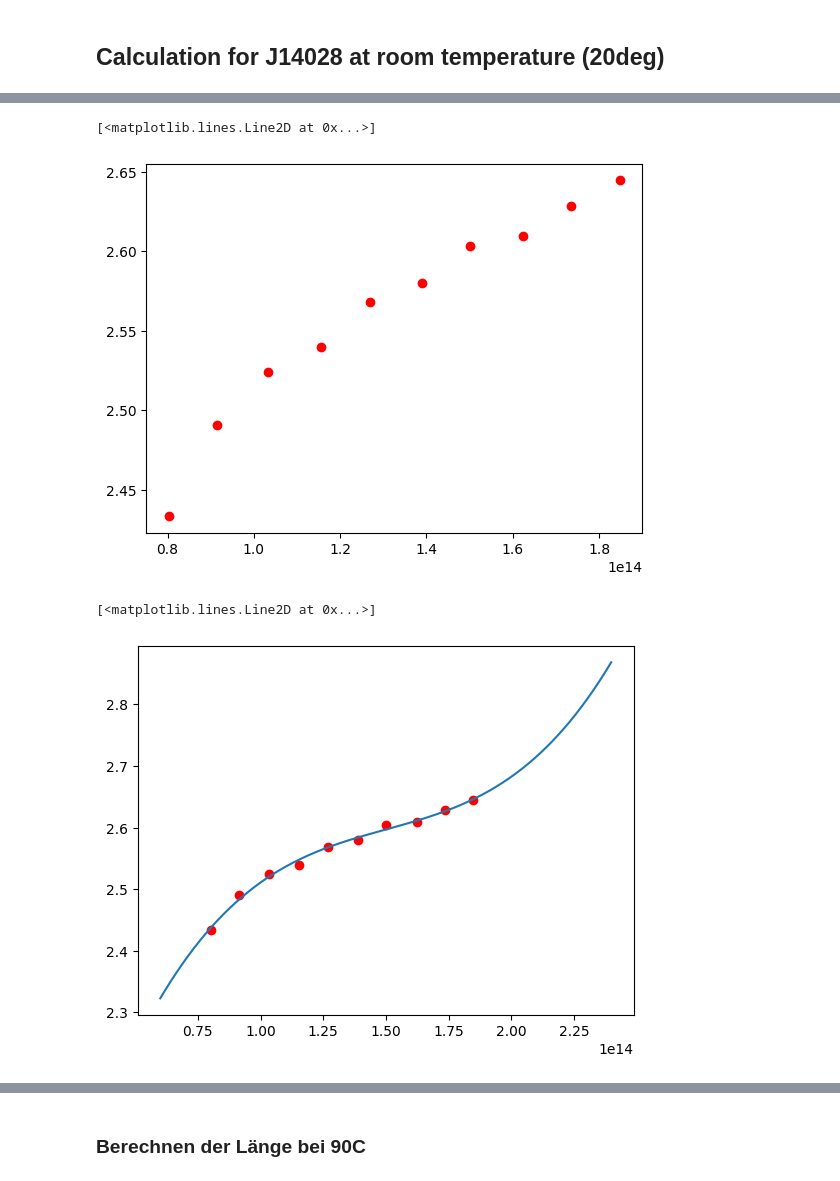
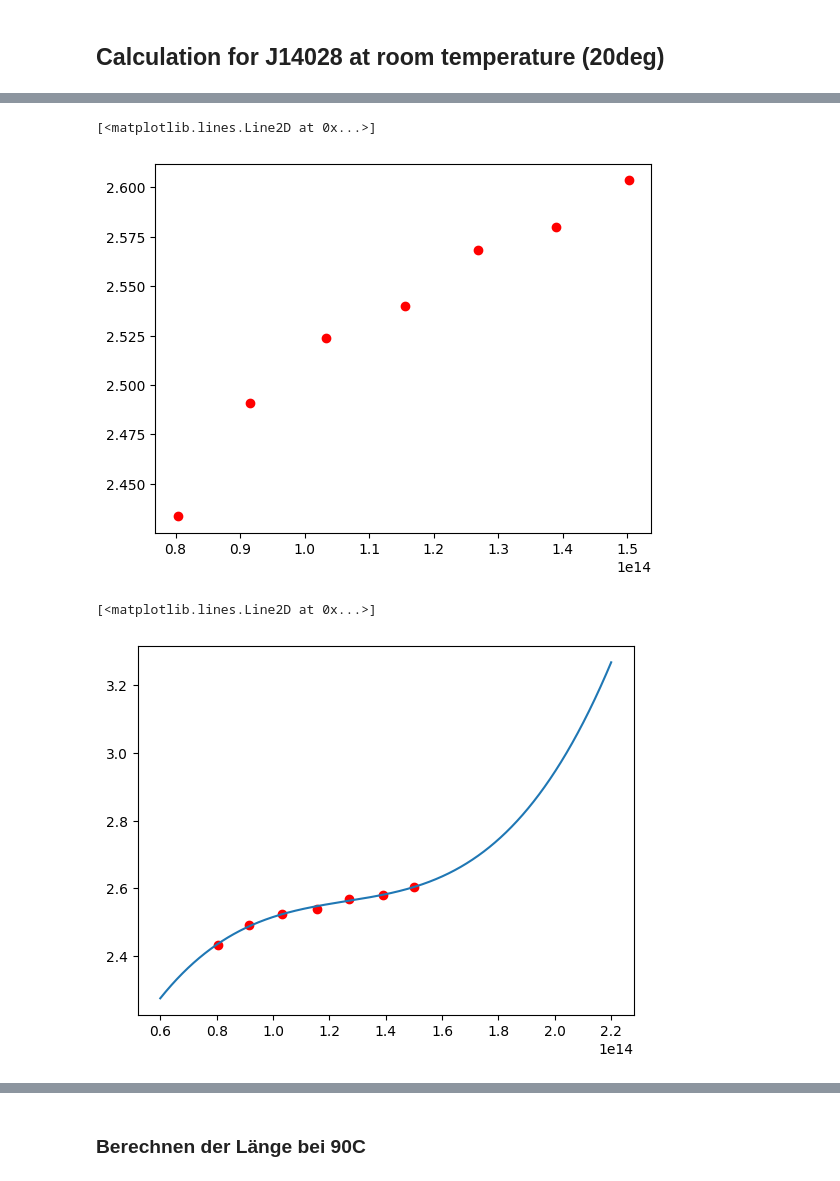
Before and after one commit to alexburg14/Fabry-Perot, a Jupyter notebook: calc_refractive/J140228.ipynb, the cells around one changed output, grey strips where cells are left out. Drawn from its saved outputs; the diff is of its cells as text; code cells hidden in the pictures.

```diff
--- a/calc_refractive/J140228.ipynb
+++ b/calc_refractive/J140228.ipynb
@@ -99,0 +118,3 @@ plt.plot(minima_frequenz_room,minima_absorption_room,'ro')
+# %%
+m_array_room_clean = np.arange(6,13,1)
+m_array_room_clean
@@ -100,3 +123,5 @@ plt.plot(minima_frequenz_room,minima_absorption_room,'ro')
+# %%
+minima_frequenz_room_clean = minima_frequenz_room[1:8]
 # %%
 def polynomial(x,a0,a1,a2,a3):
     return a0 + a1*x + a2*x**2 + a3*x**3
@@ -125,8 +133,8 @@ minima_frequenz_room
 # %%
 n_array_minima_room = []
 for i in range(len(m_array_room_clean)):
-    print(minima_frequenz_room[i])
+    print(minima_frequenz_room_clean[i])
     print(m_array_room_clean[i])
-    n_array_minima_room.append(refractive_index(m_array_room_clean[i],4.6e-6,minima_frequenz_room[i]))
+    n_array_minima_room.append(refractive_index(m_array_room_clean[i],4.6e-6,minima_frequenz_room_clean[i]))
 #n_array_minima_room
 # %% [output]
@@ -204,16 +165,16 @@ n_array_minima_room
 # %%
-plt.plot(minima_frequenz_room,n_array_minima_room,'ro')
+plt.plot(minima_frequenz_room_clean,n_array_minima_room,'ro')
 # %% [output]
 [<matplotlib.lines.Line2D at 0x...>]
-[figure, old version]
+[figure, new version]
 # %%
-params_J14, cov = scipy.optimize.curve_fit(polynomial, minima_frequenz_room, n_array_minima_room)
+params_J14, cov = scipy.optimize.curve_fit(polynomial, minima_frequenz_room_clean, n_array_minima_room)
 # %%
-plt.plot(minima_frequenz_room,n_array_minima_room,'ro')
+plt.plot(minima_frequenz_room_clean, n_array_minima_room,'ro')
 plt.plot(frequenz_s, polynomial(np.array(frequenz_s), *params_J14))
 # %% [output]
 [<matplotlib.lines.Line2D at 0x...>]
-[figure, old version]
+[figure, new version]
 # %%
 def optdick_total(f):
     return 4.6e-6 * polynomial(np.array(f), *params_J14)
```
Also changed, not shown: parts of 41 cells of this notebook, 1 other file.
